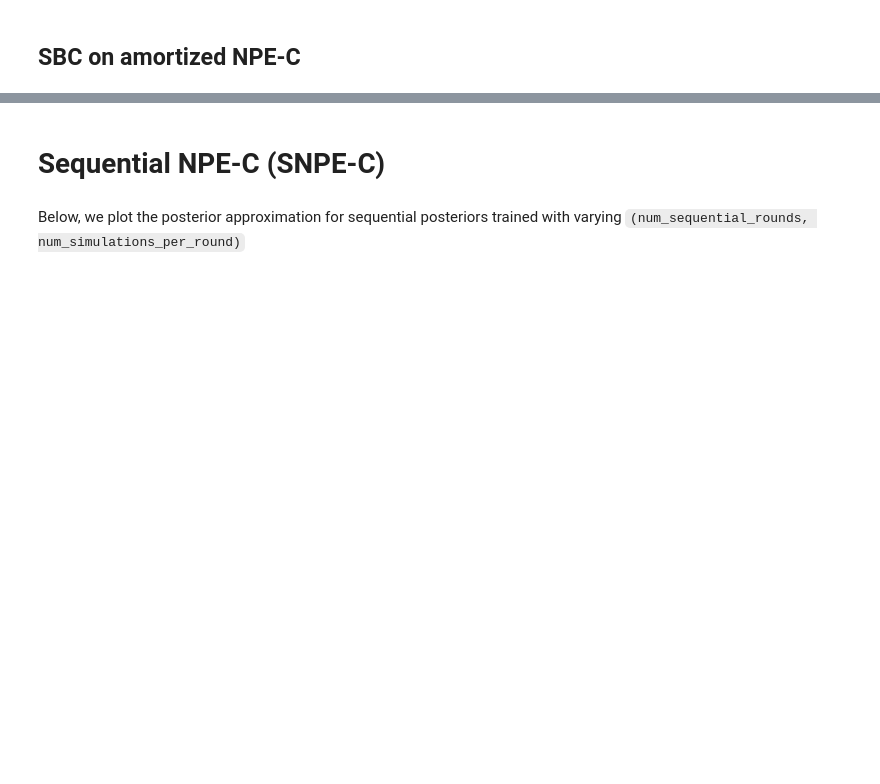
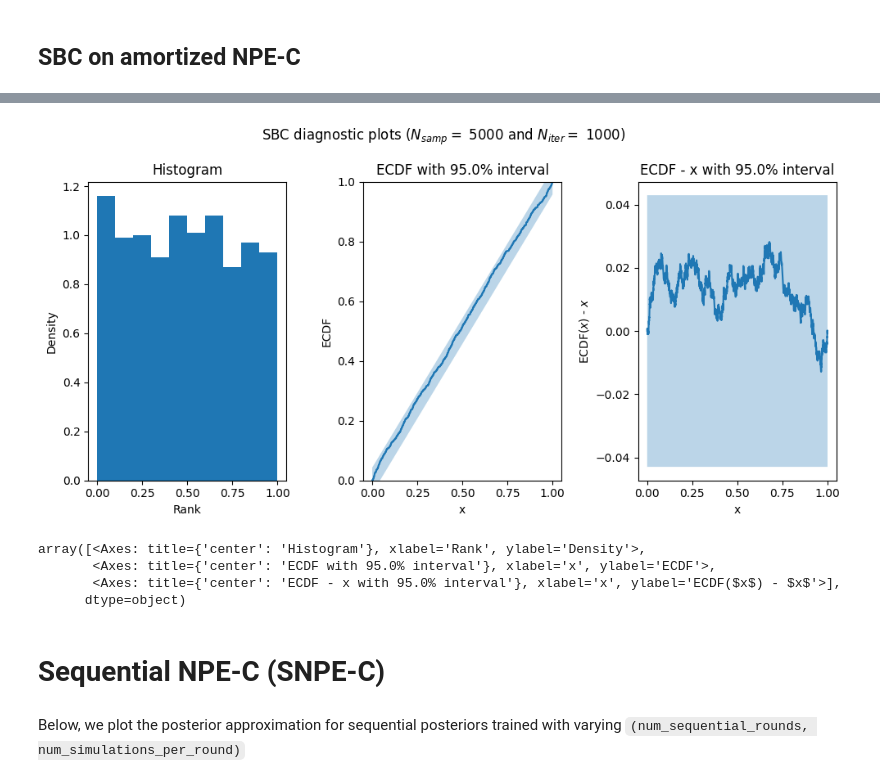
Before and after one commit to kaisamaroo/SBC-SBI, a Jupyter notebook: notebooks/toy_examples/unif_norm/npe_c.ipynb, the cells around one changed output, grey strips where cells are left out. Cells and saved outputs as stored; diff of their text form; code cells hidden in the pictures; blank space fills up the shorter version.

```diff
--- a/notebooks/toy_examples/unif_norm/npe_c.ipynb
+++ b/notebooks/toy_examples/unif_norm/npe_c.ipynb
@@ -267,3 +335,11 @@ array([<Axes: title={'center': 'Histogram'}, xlabel='Rank', ylabel='Density'>,
+# %%
+plot_sbc_all(ranks=amortized_ranks["projection3"], N_samp=N_samp)
+# %% [output]
+[figure, added]
+array([<Axes: title={'center': 'Histogram'}, xlabel='Rank', ylabel='Density'>,
+       <Axes: title={'center': 'ECDF with 95.0% interval'}, xlabel='x', ylabel='ECDF'>,
+       <Axes: title={'center': 'ECDF - x with 95.0% interval'}, xlabel='x', ylabel='ECDF($x$) - $x$'>],
+      dtype=object)
 # %% [markdown]
 # Sequential NPE-C (SNPE-C)
 # %% [markdown]
```
Also changed, not shown: parts of 9 cells of this notebook, 35 other files.
